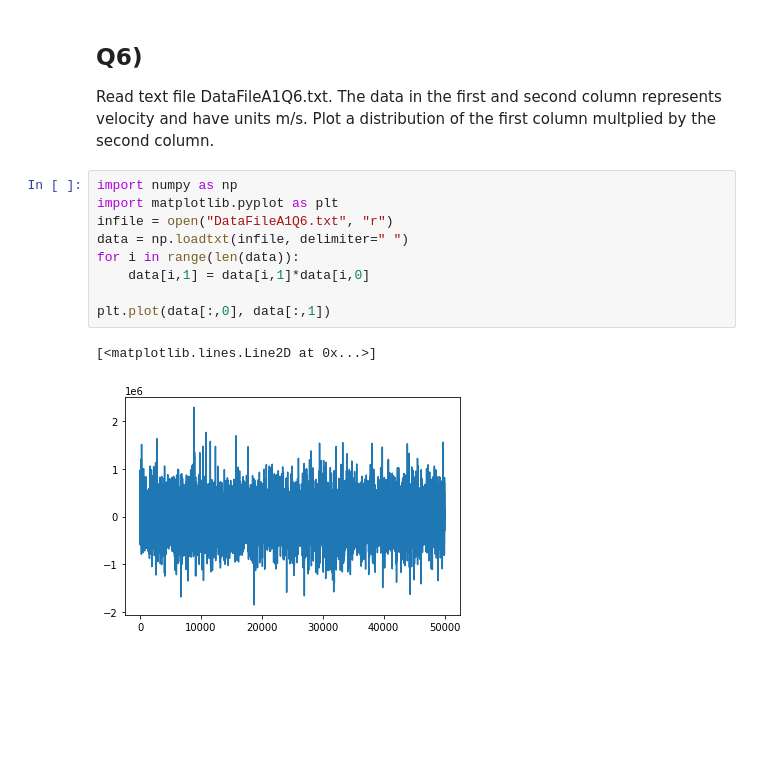
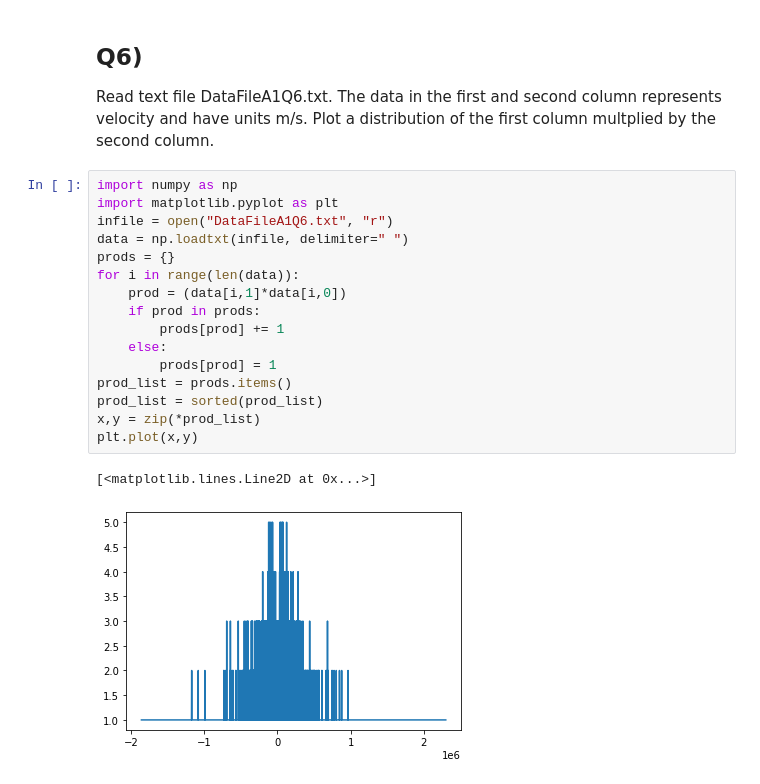
Before and after one commit to Shaquible/ENPH-252, a Jupyter notebook: Assignment1/Assignment1.ipynb, the cells around one changed output. Cells and saved outputs as stored; diff of their text form; blank space fills up the shorter version.

```diff
--- a/Assignment1/Assignment1.ipynb
+++ b/Assignment1/Assignment1.ipynb
@@ -105,12 +105,19 @@ Read text file DataFileA1Q6.txt.  The data in the first and second column repres
 # %%
 import numpy as np
 import matplotlib.pyplot as plt
 infile = open("DataFileA1Q6.txt", "r")
 data = np.loadtxt(infile, delimiter=" ")
+prods = {}
 for i in range(len(data)):
-    data[i,1] = data[i,1]*data[i,0]
-
-plt.plot(data[:,0], data[:,1])
+    prod = (data[i,1]*data[i,0])
+    if prod in prods:
+        prods[prod] += 1
+    else:
+        prods[prod] = 1
+prod_list = prods.items()
+prod_list = sorted(prod_list)
+x,y = zip(*prod_list)
+plt.plot(x,y)
 # %% [output]
 [<matplotlib.lines.Line2D at 0x...>]
-[figure, old version]
+[figure, new version]
```
Also changed, not shown: parts of 1 cell of this notebook.
